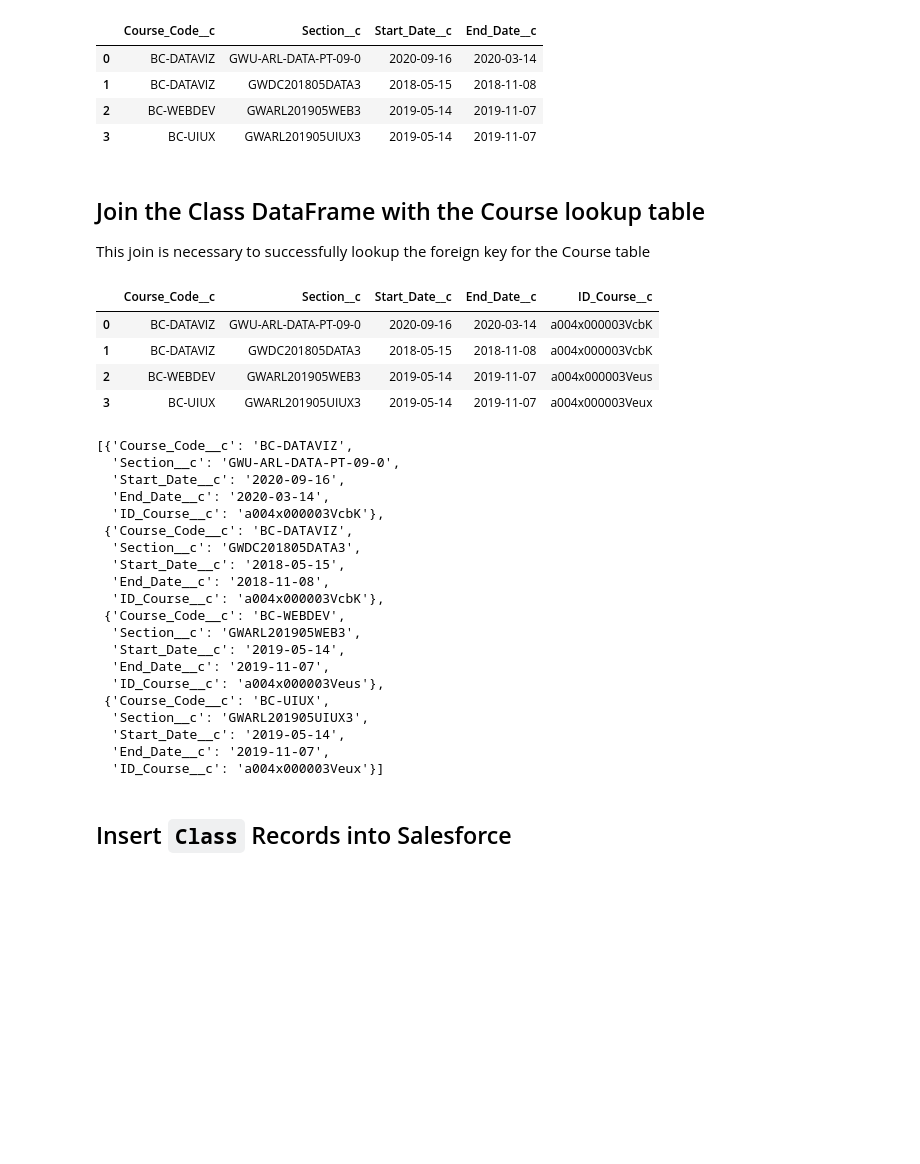
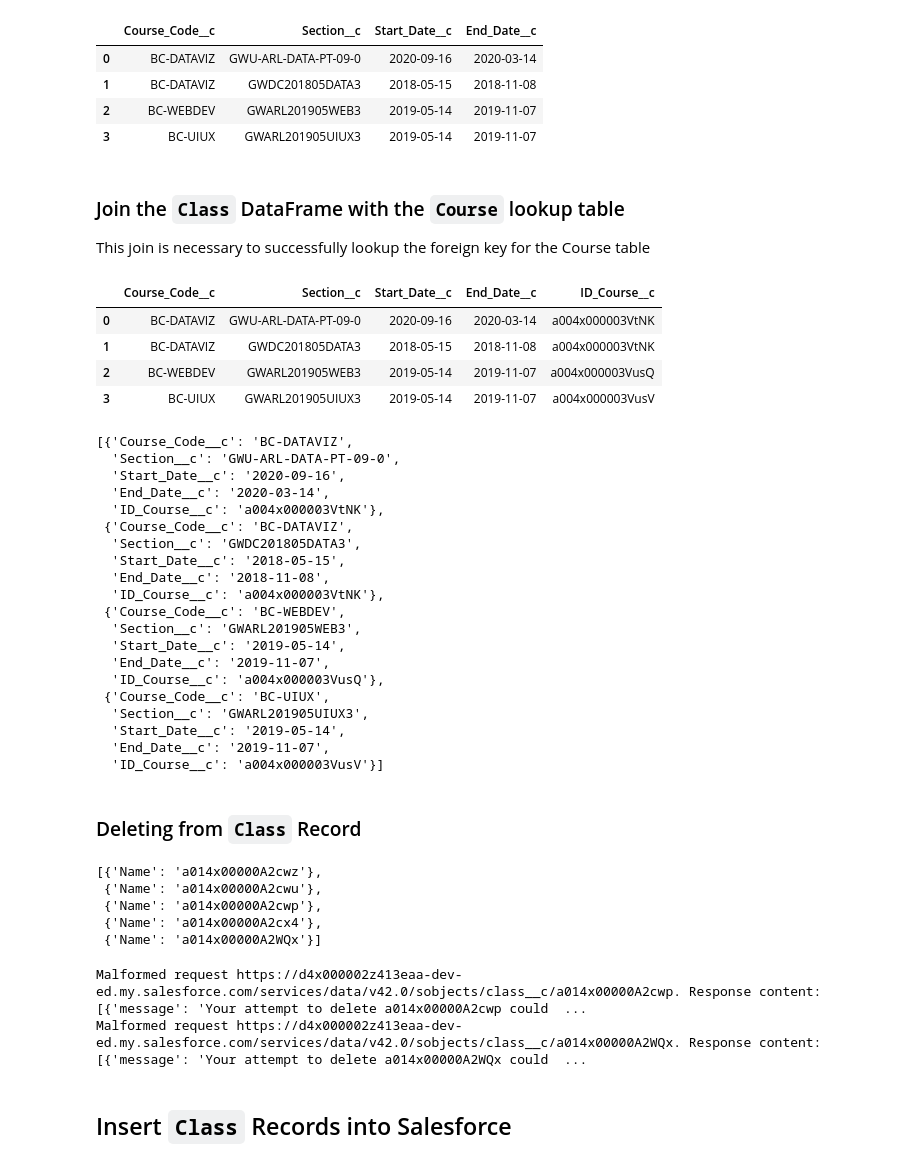
Before and after one commit to Fraolabebe/Salesforce-ETL-Project, a Jupyter notebook: Salesforce-ETL-Project.ipynb, the cells around one changed output. Drawn from its saved outputs; the diff is of its cells as text; code cells hidden in the pictures; blank space fills up the shorter version.

```diff
--- a/Salesforce-ETL-Project.ipynb
+++ b/Salesforce-ETL-Project.ipynb
@@ -206,49 +232,69 @@ class_data_df
 | 2 | BC-WEBDEV | GWARL201905WEB3 | 2019-05-14 | 2019-11-07 |
 | 3 | BC-UIUX | GWARL201905UIUX3 | 2019-05-14 | 2019-11-07 |
 # %% [markdown]
-## Join the Class DataFrame with the Course lookup table
+### Join the `Class` DataFrame with the `Course` lookup table
 This join is necessary to successfully lookup the foreign key for the Course table
 # %%
-class_data_df = pd.merge(class_data_df, course_lookup_df, how='left')
+class_xwalk_df = pd.merge(class_data_df, course_lookup_df, how='left')
 #class_data_df.drop(columns = ['ID_Class','ID_Course','CourseName','CreditHours','BootCampCourse','Course_Code__c'], inplace=True)
 
-class_data_df.head()
+class_xwalk_df.head()
 
 
 #class_data_df
-class_data_df['Start_Date__c'] = class_data_df['Start_Date__c'].astype(str)
-class_data_df['End_Date__c'] = class_data_df['End_Date__c'].astype(str)
-
-class_data_df.head()
+class_xwalk_df['Start_Date__c'] = class_xwalk_df['Start_Date__c'].astype(str)
+class_xwalk_df['End_Date__c'] = class_xwalk_df['End_Date__c'].astype(str)
+class_xwalk_df
 # %% [output]
 |  | Course_Code__c | Section__c | Start_Date__c | End_Date__c | ID_Course__c |
-| 0 | BC-DATAVIZ | GWU-ARL-DATA-PT-09-0 | 2020-09-16 | 2020-03-14 | a004x000003VcbK |
-| 1 | BC-DATAVIZ | GWDC201805DATA3 | 2018-05-15 | 2018-11-08 | a004x000003VcbK |
-| 2 | BC-WEBDEV | GWARL201905WEB3 | 2019-05-14 | 2019-11-07 | a004x000003Veus |
-| 3 | BC-UIUX | GWARL201905UIUX3 | 2019-05-14 | 2019-11-07 | a004x000003Veux |
+| 0 | BC-DATAVIZ | GWU-ARL-DATA-PT-09-0 | 2020-09-16 | 2020-03-14 | a004x000003VtNK |
+| 1 | BC-DATAVIZ | GWDC201805DATA3 | 2018-05-15 | 2018-11-08 | a004x000003VtNK |
+| 2 | BC-WEBDEV | GWARL201905WEB3 | 2019-05-14 | 2019-11-07 | a004x000003VusQ |
+| 3 | BC-UIUX | GWARL201905UIUX3 | 2019-05-14 | 2019-11-07 | a004x000003VusV |
 # %%
-class_data_records = class_data_df.to_dict(orient='records')
-class_data_records
+class_xwalk_recs = class_xwalk_df.to_dict(orient='records')
+class_xwalk_recs
 # %% [output]
 [{'Course_Code__c': 'BC-DATAVIZ',
   'Section__c': 'GWU-ARL-DATA-PT-09-0',
   'Start_Date__c': '2020-09-16',
   'End_Date__c': '2020-03-14',
-  'ID_Course__c': 'a004x000003VcbK'},
+  'ID_Course__c': 'a004x000003VtNK'},
  {'Course_Code__c': 'BC-DATAVIZ',
   'Section__c': 'GWDC201805DATA3',
   'Start_Date__c': '2018-05-15',
   'End_Date__c': '2018-11-08',
-  'ID_Course__c': 'a004x000003VcbK'},
+  'ID_Course__c': 'a004x000003VtNK'},
  {'Course_Code__c': 'BC-WEBDEV',
   'Section__c': 'GWARL201905WEB3',
   'Start_Date__c': '2019-05-14',
   'End_Date__c': '2019-11-07',
-  'ID_Course__c': 'a004x000003Veus'},
+  'ID_Course__c': 'a004x000003VusQ'},
  {'Course_Code__c': 'BC-UIUX',
   'Section__c': 'GWARL201905UIUX3',
   'Start_Date__c': '2019-05-14',
   'End_Date__c': '2019-11-07',
-  'ID_Course__c': 'a004x000003Veux'}]
+  'ID_Course__c': 'a004x000003VusV'}]
+# %% [markdown]
+### Deleting from `Class` Record
+# %%
+class_records = sf.query("SELECT Name FROM Class__c")
+recs_to_delete = [{'Name': r['Name']} for r in class_records['records']]
+recs_to_delete
+# %% [output]
+[{'Name': 'a014x00000A2cwz'},
+ {'Name': 'a014x00000A2cwu'},
+ {'Name': 'a014x00000A2cwp'},
+ {'Name': 'a014x00000A2cx4'},
+ {'Name': 'a014x00000A2WQx'}]
+# %%
+for rec in recs_to_delete:
+    try:
+        sf.class__c.delete(rec['Name'])
+    except Exception as e:
+        print(e)
+# %% [output]
+Malformed request https://d4x000002z413eaa-dev-ed.my.salesforce.com/services/data/v42.0/sobjects/class__c/a014x00000A2cwp. Response content: [{'message': 'Your attempt to delete a014x00000A2cwp could  ...
+Malformed request https://d4x000002z413eaa-dev-ed.my.salesforce.com/services/data/v42.0/sobjects/class__c/a014x00000A2WQx. Response content: [{'message': 'Your attempt to delete a014x00000A2WQx could  ...
 # %% [markdown]
 ## Insert `Class` Records into Salesforce
```
Also changed, not shown: parts of 101 cells of this notebook.
